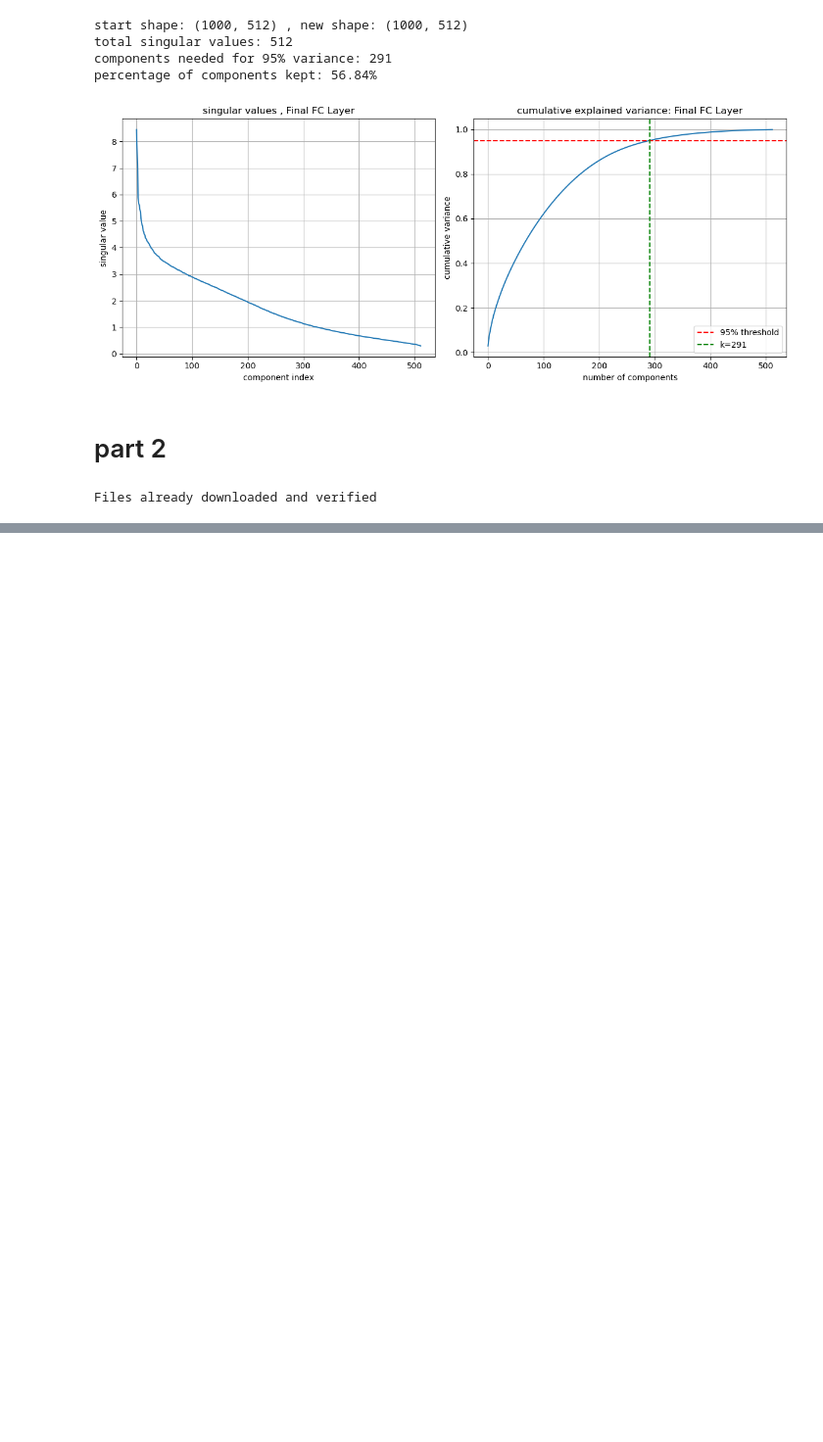
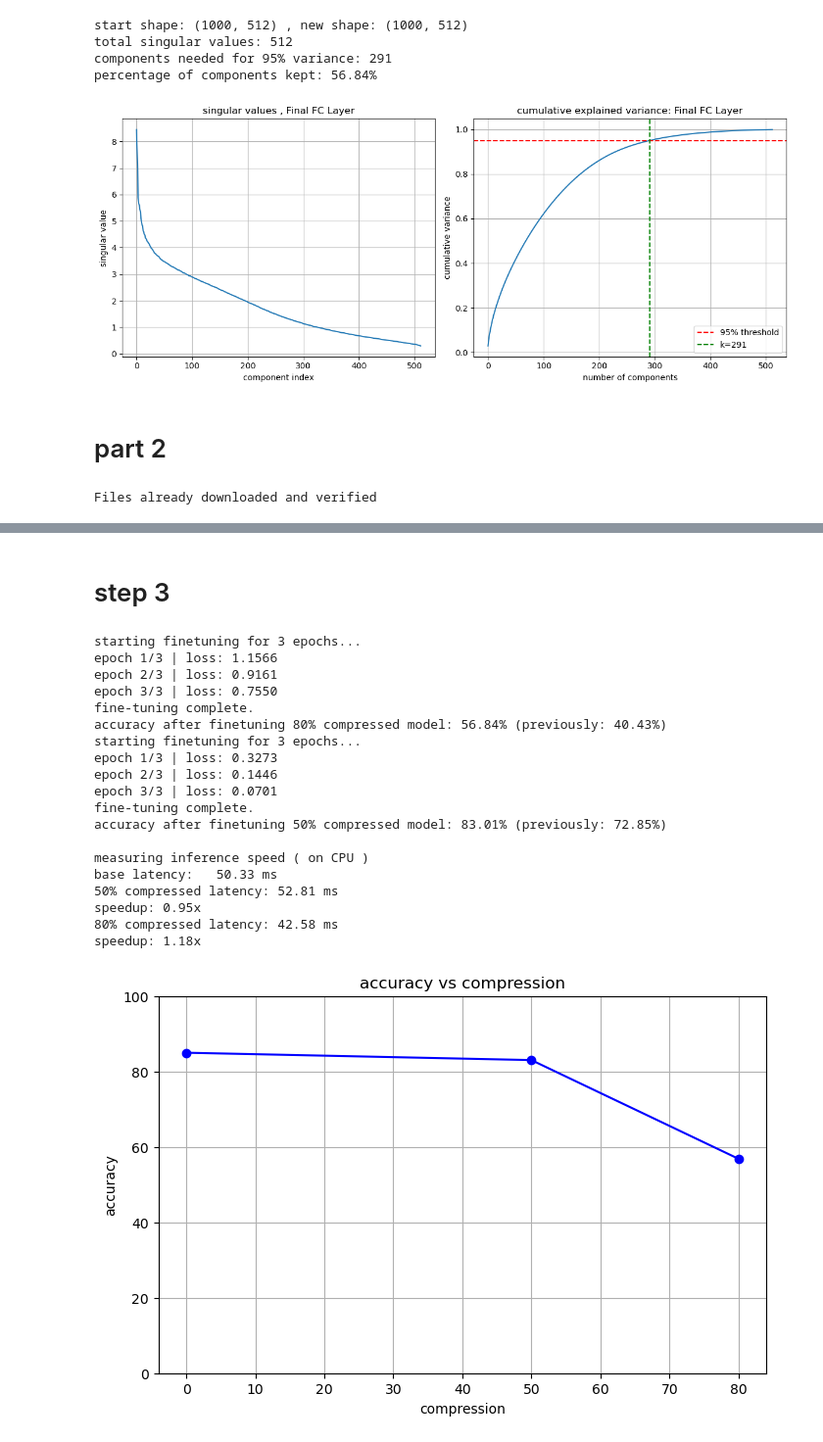
Before and after one commit to aliasghar892/datamining_SvdOnDeeplearning, a Jupyter notebook: e6.ipynb, the cells around one changed output, grey strips where cells are left out. Shown at 98% size. Drawn from its saved outputs; the diff is of its cells as text; code cells hidden in the pictures; blank space fills up the shorter version.

Commit message:
step 3 and 4

```diff
--- a/e6.ipynb
+++ b/e6.ipynb
@@ -268,0 +269,78 @@ params: 11,177,566 | accuracy: 38.87%
+# %% [markdown]
+# step 3
+# %%
+# measure average inference time on cpu
+def measure_inference_speed(model, sample_input, device='cpu', repeats=100):
+    model.to(device)
+    model.eval()
+    sample_input = sample_input.to(device)
+
+    start_time = time.time()
+    with torch.no_grad():
+        for _ in range(repeats):
+            _ = model(sample_input)
+    end_time = time.time()
+
+    avg_time = (end_time - start_time) / repeats
+    return avg_time * 1000 # get milliseconds
+# %%
+fine_tuned_model_20 = fine_tune_model(model_20, test_loader, epochs=3, device=device)
+acc_recovered_20 = evaluate_model(fine_tuned_model_20, test_loader, device)
+print(f"accuracy after finetuning 80% compressed model: {acc_recovered_20:.2f}% (previously: {acc_20:.2f}%)")
+
+fine_tuned_model_50 = fine_tune_model(model_50, test_loader, epochs=3, device=device)
+acc_recovered_50 = evaluate_model(fine_tuned_model_50, test_loader, device)
+print(f"accuracy after finetuning 50% compressed model: {acc_recovered_50:.2f}% (previously: {acc_50:.2f}%)")
+
+print("\nmeasuring inference speed ( on CPU )")
+# random input batch
+dummy_input = torch.randn(1, 3, 224, 224)
+
+time_base = measure_inference_speed(base_model, dummy_input, device='cpu')
+time_compressed_50 = measure_inference_speed(fine_tuned_model_50, dummy_input, device='cpu')
+time_compressed_20 = measure_inference_speed(fine_tuned_model_20, dummy_input, device='cpu')
+
+print(f"base latency:   {time_base:.2f} ms")
+
+print(f"50% compressed latency: {time_compressed_50:.2f} ms")
+print(f"speedup: {time_base / time_compressed_50:.2f}x")
+
+print(f"80% compressed latency: {time_compressed_20:.2f} ms")
+print(f"speedup: {time_base / time_compressed_20:.2f}x")
+
+
+
+rates = [0, 50, 80]
+accuracies = [base_acc, acc_recovered_50, acc_recovered_20]
+
+plt.figure(figsize=(8, 5))
+plt.plot(rates, accuracies, marker='o', linestyle='-', color='b')
+
+plt.title("accuracy vs compression")
+plt.xlabel("compression")
+plt.ylabel("accuracy")
+plt.ylim(0, 100)
+plt.grid(True)
+
+plt.show()
+# %% [output]
+starting finetuning for 3 epochs...
+epoch 1/3 | loss: 1.1566
+epoch 2/3 | loss: 0.9161
+epoch 3/3 | loss: 0.7550
+fine-tuning complete.
+accuracy after finetuning 80% compressed model: 56.84% (previously: 40.43%)
+starting finetuning for 3 epochs...
+epoch 1/3 | loss: 0.3273
+epoch 2/3 | loss: 0.1446
+epoch 3/3 | loss: 0.0701
+fine-tuning complete.
+accuracy after finetuning 50% compressed model: 83.01% (previously: 72.85%)
+
+measuring inference speed ( on CPU )
+base latency:   50.33 ms
+50% compressed latency: 52.81 ms
+speedup: 0.95x
+80% compressed latency: 42.58 ms
+speedup: 1.18x
+[figure, added]
```
Also changed, not shown: parts of 5 cells of this notebook.
